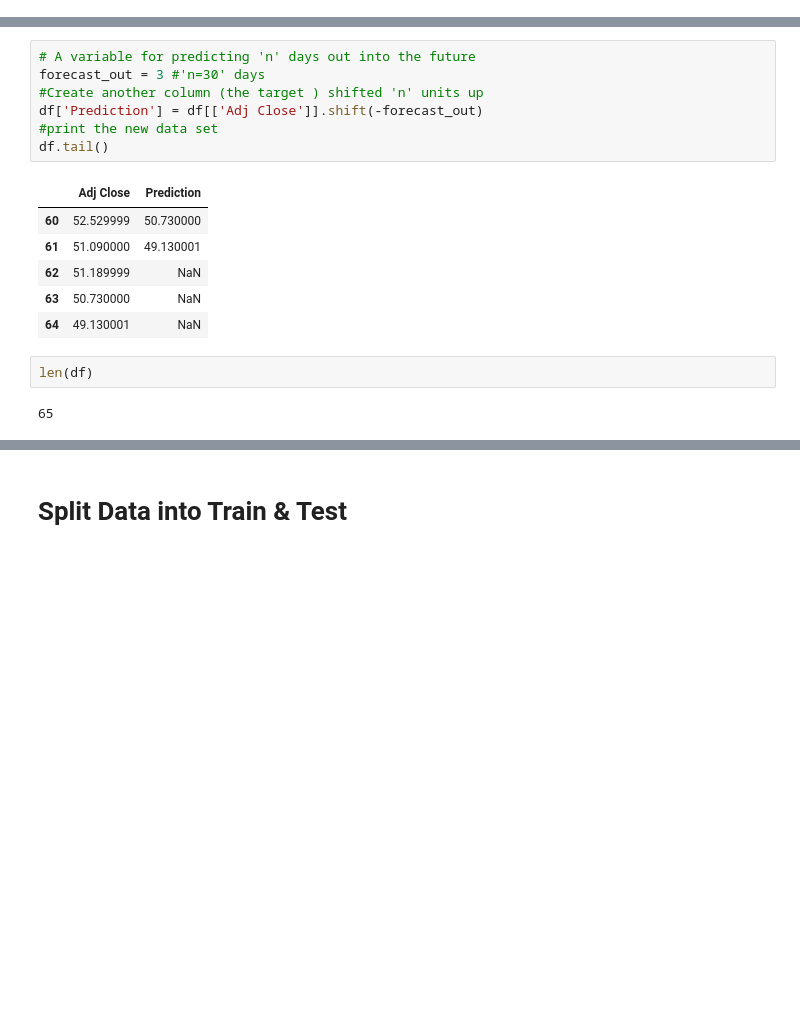
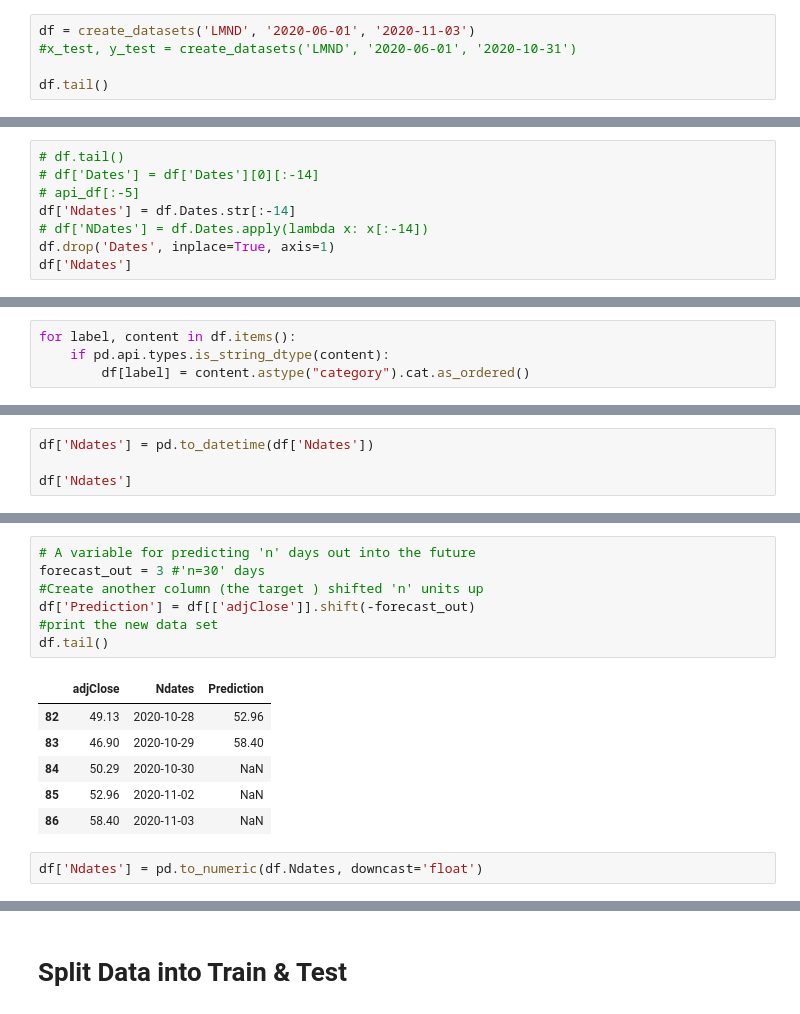
Before and after one commit to Andre-Williams22/Time-Series-Analysis, a Jupyter notebook: Jupyter-Notebooks/Regression Techniques Stock Prediction.ipynb, the cells around one changed output, grey strips where cells are left out. Cells and saved outputs as stored; diff of their text form; blank space fills up the shorter version.

```diff
--- a/Jupyter-Notebooks/Regression Techniques Stock Prediction.ipynb
+++ b/Jupyter-Notebooks/Regression Techniques Stock Prediction.ipynb
@@ -30,0 +95,5 @@ print(df.head())
+# %%
+df = create_datasets('LMND', '2020-06-01', '2020-11-03')
+#x_test, y_test = create_datasets('LMND', '2020-06-01', '2020-10-31')
+
+df.tail()
@@ -30,0 +107,8 @@ print(df.head())
+# %%
+# df.tail()
+# df['Dates'] = df['Dates'][0][:-14]
+# api_df[:-5]
+df['Ndates'] = df.Dates.str[:-14]
+# df['NDates'] = df.Dates.apply(lambda x: x[:-14])
+df.drop('Dates', inplace=True, axis=1)
+df['Ndates']
@@ -30,0 +128,4 @@ print(df.head())
+# %%
+for label, content in df.items():
+    if pd.api.types.is_string_dtype(content):
+        df[label] = content.astype("category").cat.as_ordered()
@@ -30,0 +147,4 @@ print(df.head())
+# %%
+df['Ndates'] = pd.to_datetime(df['Ndates'])
+
+df['Ndates']
@@ -31,21 +164,19 @@ print(df.head())
 # %%
 # A variable for predicting 'n' days out into the future
 forecast_out = 3 #'n=30' days
 #Create another column (the target ) shifted 'n' units up
-df['Prediction'] = df[['Adj Close']].shift(-forecast_out)
+df['Prediction'] = df[['adjClose']].shift(-forecast_out)
 #print the new data set
 df.tail()
 # %% [output]
-|  | Adj Close | Prediction |
-| 60 | 52.529999 | 50.730000 |
-| 61 | 51.090000 | 49.130001 |
-| 62 | 51.189999 | NaN |
-| 63 | 50.730000 | NaN |
-| 64 | 49.130001 | NaN |
+|  | adjClose | Ndates | Prediction |
+| 82 | 49.13 | 2020-10-28 | 52.96 |
+| 83 | 46.90 | 2020-10-29 | 58.40 |
+| 84 | 50.29 | 2020-10-30 | NaN |
+| 85 | 52.96 | 2020-11-02 | NaN |
+| 86 | 58.40 | 2020-11-03 | NaN |
-# %%
-len(df)
-# %% [output]
-65
+# %%
+df['Ndates'] = pd.to_numeric(df.Ndates, downcast='float')
 # %%
 ### Create the independent data set (X)  #######
 # Convert the dataframe to a numpy array
```
Also changed, not shown: parts of 21 cells of this notebook, 2 other files.
